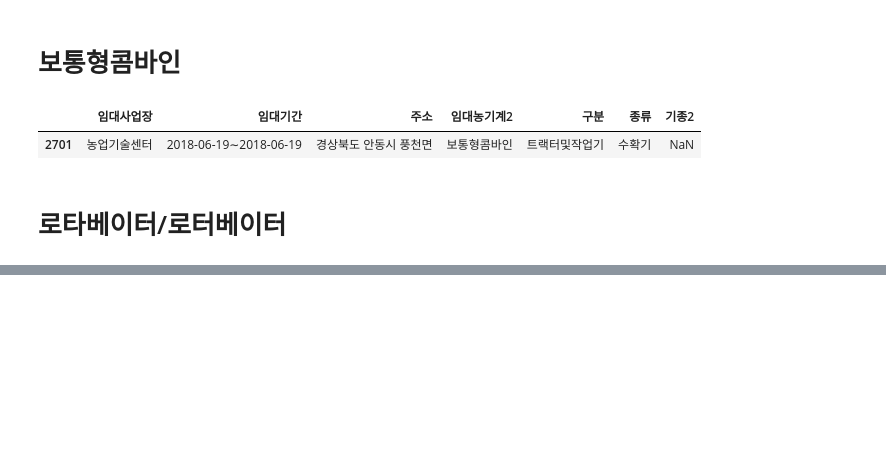
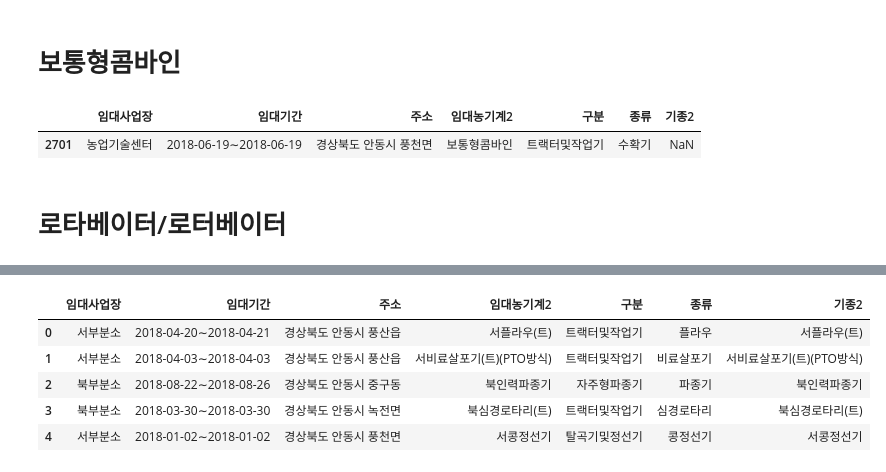
Before and after one commit to hejin8307/Agricultural_Machine_Analysis, a Jupyter notebook: code/전처리_종류구분 결측치 채우기_로타리어쩌구남음.ipynb, the cells around one changed output, grey strips where cells are left out. Saved outputs shown, nothing was run; the diff lists cells and outputs as text; code cells hidden in the pictures; blank space fills up the shorter version.

```diff
--- a/code/전처리_종류구분 결측치 채우기_로타리어쩌구남음.ipynb
+++ b/code/전처리_종류구분 결측치 채우기_로타리어쩌구남음.ipynb
@@ -352,0 +402,9 @@ tmp[tmp['임대농기계2'] == '보통형콤바인'].head(1)
+# %%
+tmp.head()
+# %% [output]
+|  | 임대사업장 | 임대기간 | 주소 | 임대농기계2 | 구분 | 종류 | 기종2 |
+| 0 | 서부분소 | 2018-04-20∼2018-04-21 | 경상북도 안동시 풍산읍 | 서플라우(트) | 트랙터및작업기 | 플라우 | 서플라우(트) |
+| 1 | 서부분소 | 2018-04-03∼2018-04-03 | 경상북도 안동시 풍산읍 | 서비료살포기(트)(PTO방식) | 트랙터및작업기 | 비료살포기 | 서비료살포기(트)(PTO방식) |
+| 2 | 북부분소 | 2018-08-22∼2018-08-26 | 경상북도 안동시 중구동 | 북인력파종기 | 자주형파종기 | 파종기 | 북인력파종기 |
+| 3 | 북부분소 | 2018-03-30∼2018-03-30 | 경상북도 안동시 녹전면 | 북심경로타리(트) | 트랙터및작업기 | 심경로타리 | 북심경로타리(트) |
+| 4 | 서부분소 | 2018-01-02∼2018-01-02 | 경상북도 안동시 풍천면 | 서콩정선기 | 탈곡기및정선기 | 콩정선기 | 서콩정선기 |
```
Also changed, not shown: parts of 14 cells of this notebook.
